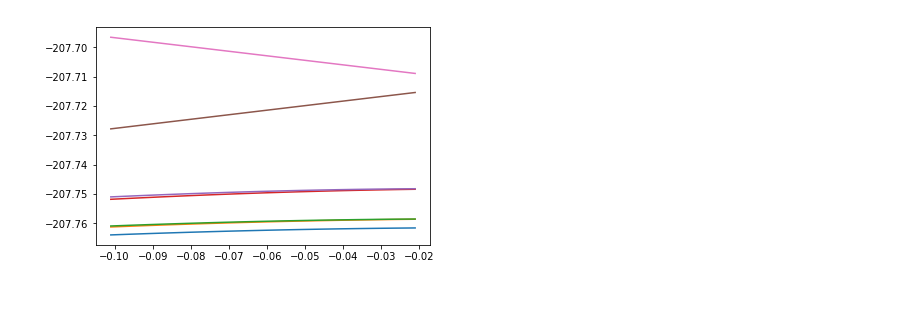
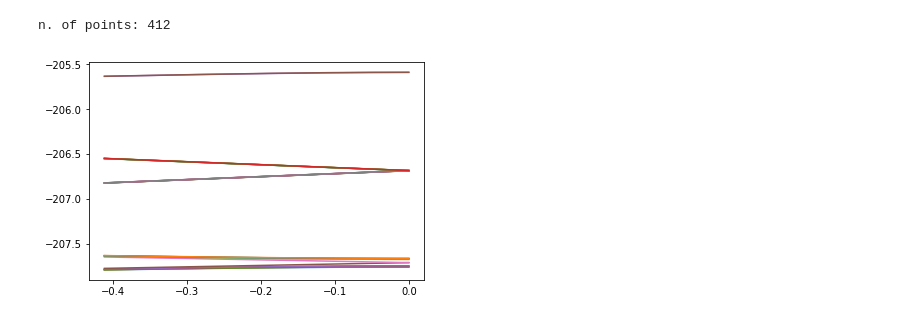
Before and after one commit to silsgs/ClockTransitions, a Jupyter notebook: main.ipynb, the cells around one changed output. Saved outputs shown, nothing was run; the diff lists cells and outputs as text; code cells hidden in the pictures.

```diff
--- a/main.ipynb
+++ b/main.ipynb
@@ -238,15 +262,17 @@ NEW APPROACH
 # %%
 #
-## Graphical representation of levels
+## Trainning data set
 #
 
 ene_prev_f = path + "simpre_prev.ene"
-#ene_f = path + "simpre.ene"
 ene_prev = np.loadtxt(ene_prev_f, dtype= float)
 
-plt.plot(ene_prev[:,0], ene_prev[:,[1,2,3,4,5,6,7]])
-#plt.plot(ene[:,0], ene[:,1:])
+#plt.plot(ene_prev[:,0], ene_prev[:,[1,2,3,4,5,6]])
+plt.plot(ene_prev[:,0], ene_prev[:,1:])
 #plt.savefig('plot_prev.png', dpi = 300)
+
+print 'n. of points: ' + str(len(ene_prev))
 plt.show()
 # %% [output]
+n. of points: 412
-[figure, old version]
+[figure, new version]
```
Also changed, not shown: parts of 13 cells of this notebook.
